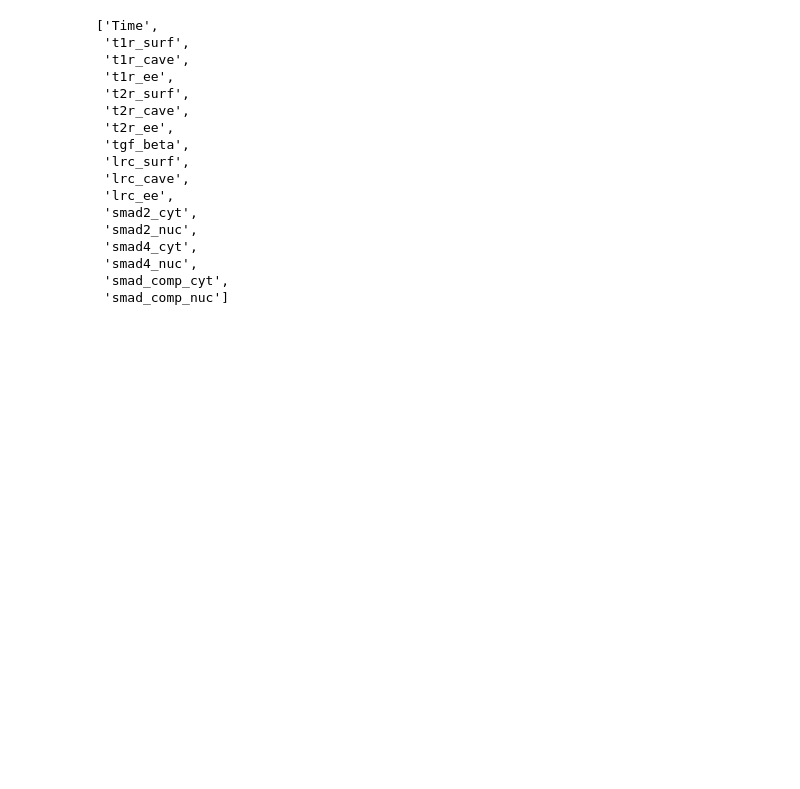
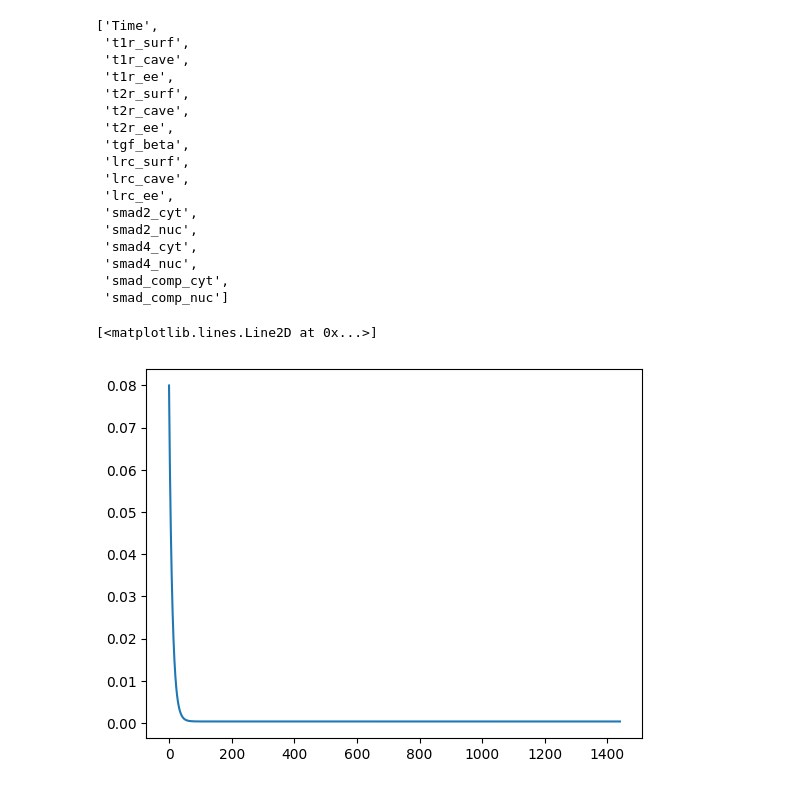
Before and after one commit to js134711/stochpy, a Jupyter notebook: pysces/simulations.ipynb, the cells around one changed output. Saved outputs shown, nothing was run; the diff lists cells and outputs as text; code cells hidden in the pictures; blank space fills up the shorter version.

```diff
--- a/pysces/simulations.ipynb
+++ b/pysces/simulations.ipynb
@@ -115,3 +117,8 @@ labels
  'smad4_nuc',
  'smad_comp_cyt',
  'smad_comp_nuc']
+# %%
+plt.plot(model.sim_time,simdata[:,labels.index('tgf_beta')],label='tgf_beta')
+# %% [output]
+[<matplotlib.lines.Line2D at 0x...>]
+[figure, added]
```
Also changed, not shown: parts of 4 cells of this notebook, 1 other file.
